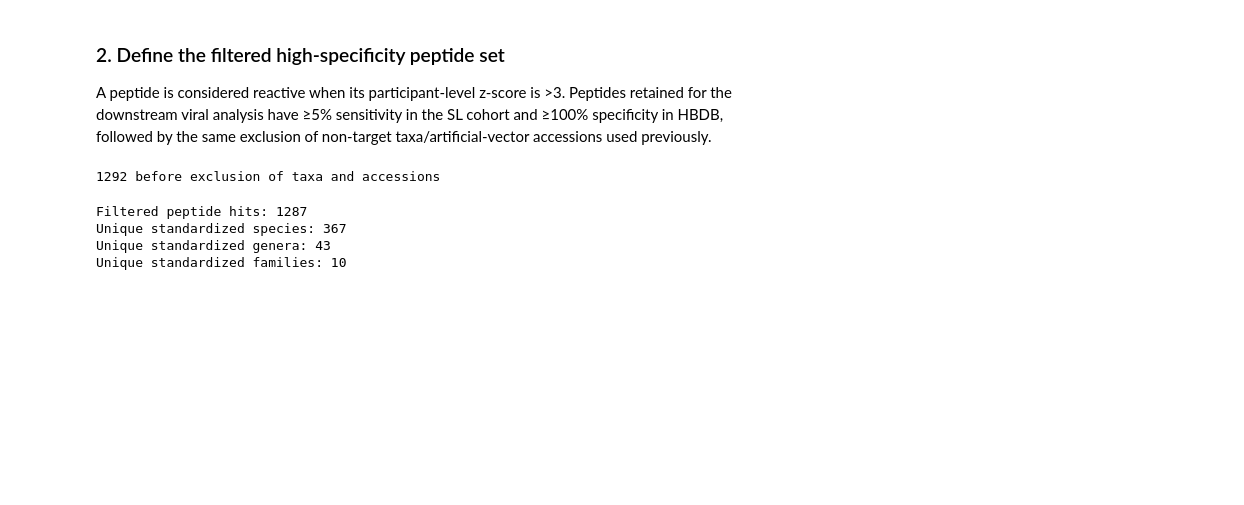
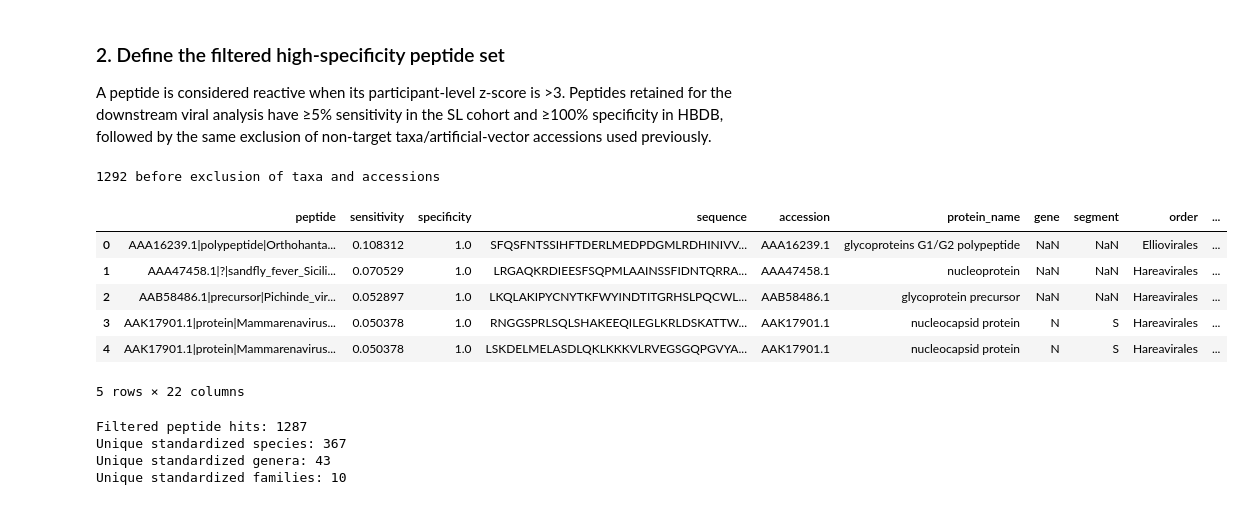
Before and after one commit to sporak577/lasv_phipseq_2026, a Jupyter notebook: peptide_hitcalling_w_sensitivity_specificity.ipynb, the cells around one changed output. Drawn from its saved outputs; the diff is of its cells as text; code cells hidden in the pictures; blank space fills up the shorter version.

```diff
--- a/peptide_hitcalling_w_sensitivity_specificity.ipynb
+++ b/peptide_hitcalling_w_sensitivity_specificity.ipynb
@@ -31,6 +31,8 @@ RPK_HBDB_FILE = './preprocessing/hbdb_pass_100k_techreps_averaged_071626.csv'
 LASV_ELISA_FILE = '../LASV_ELISA_Neut_and_PhIP_Seq_result_corrected_w_month_year_filtered_first_tp.csv'
 REFERENCE_PEPTIDE_FILE = 'lassa_library_sequences_species_standardized_070726_ICTV_corrected.csv'
 
+FC_AG_FILE = 'df_sl_hbdb_fc_ag_102226.csv'
+AG_MEDIAN_FILE = 'df_ag_median.csv'
 
 # Analysis thresholds -
 
@@ -56,6 +58,10 @@ df_hbdb_z = pd.read_csv(Z_HBDB_FILE).set_index('peptide')
 # participant rpk values
 df_sl_rpk = pd.read_csv(RPK_SL_FILE).set_index('peptide')
 df_hbdb_rpk = pd.read_csv(RPK_HBDB_FILE).set_index('peptide')
+
+#ag bead dfs
+df_sl_cohort_fc_ag = pd.read_csv(FC_AG_FILE).set_index('peptide') #both hbdb and sl
+df_ag_median = pd.read_csv(AG_MEDIAN_FILE).set_index('peptide')
 # %% [markdown]
 ### identify U.S. healthies with Malaria reactivity
 # %%
@@ -191,3 +197,6 @@ peps_metadata = pd.read_csv(REFERENCE_PEPTIDE_FILE)
 peps_metadata.rename(columns={'seq_id':'peptide'}, inplace=True)
 # %%
 hits = hits.merge(peps_metadata, on='peptide', how='left')
+# %%
+df_ag_median.sort_values(by='0', ascending=False).head(2)
+df_ag_median = df_ag_median.rename(columns={'0': 'AG_median'})
@@ -194,3 +205,13 @@ hits = hits.merge(peps_metadata, on='peptide', how='left')
+# %%
+hits.head(5)
+# %% [output]
+|  | peptide | sensitivity | specificity | sequence | accession | protein_name | gene | segment | order | ... |
+| 0 | AAA16239.1|polypeptide|Orthohanta... | 0.108312 | 1.0 | SFQSFNTSSIHFTDERLMEDPDGMLRDHINIVV... | AAA16239.1 | glycoproteins G1/G2 polypeptide | NaN | NaN | Elliovirales | ... |
+| 1 | AAA47458.1|?|sandfly_fever_Sicili... | 0.070529 | 1.0 | LRGAQKRDIEESFSQPMLAAINSSFIDNTQRRA... | AAA47458.1 | nucleoprotein | NaN | NaN | Hareavirales | ... |
+| 2 | AAB58486.1|precursor|Pichinde_vir... | 0.052897 | 1.0 | LKQLAKIPYCNYTKFWYINDTITGRHSLPQCWL... | AAB58486.1 | glycoprotein precursor | NaN | NaN | Hareavirales | ... |
+| 3 | AAK17901.1|protein|Mammarenavirus... | 0.050378 | 1.0 | RNGGSPRLSQLSHAKEEQILEGLKRLDSKATTW... | AAK17901.1 | nucleocapsid protein | N | S | Hareavirales | ... |
+| 4 | AAK17901.1|protein|Mammarenavirus... | 0.050378 | 1.0 | LSKDELMELASDLQKLKKKVLRVEGSGQPGVYA... | AAK17901.1 | nucleocapsid protein | N | S | Hareavirales | ... |
+5 rows × 22 columns
 # %%
 hits.to_csv('pep_hits_091826.csv')
 # %%
```
Also changed, not shown: parts of 11 cells of this notebook, 10 other files.
